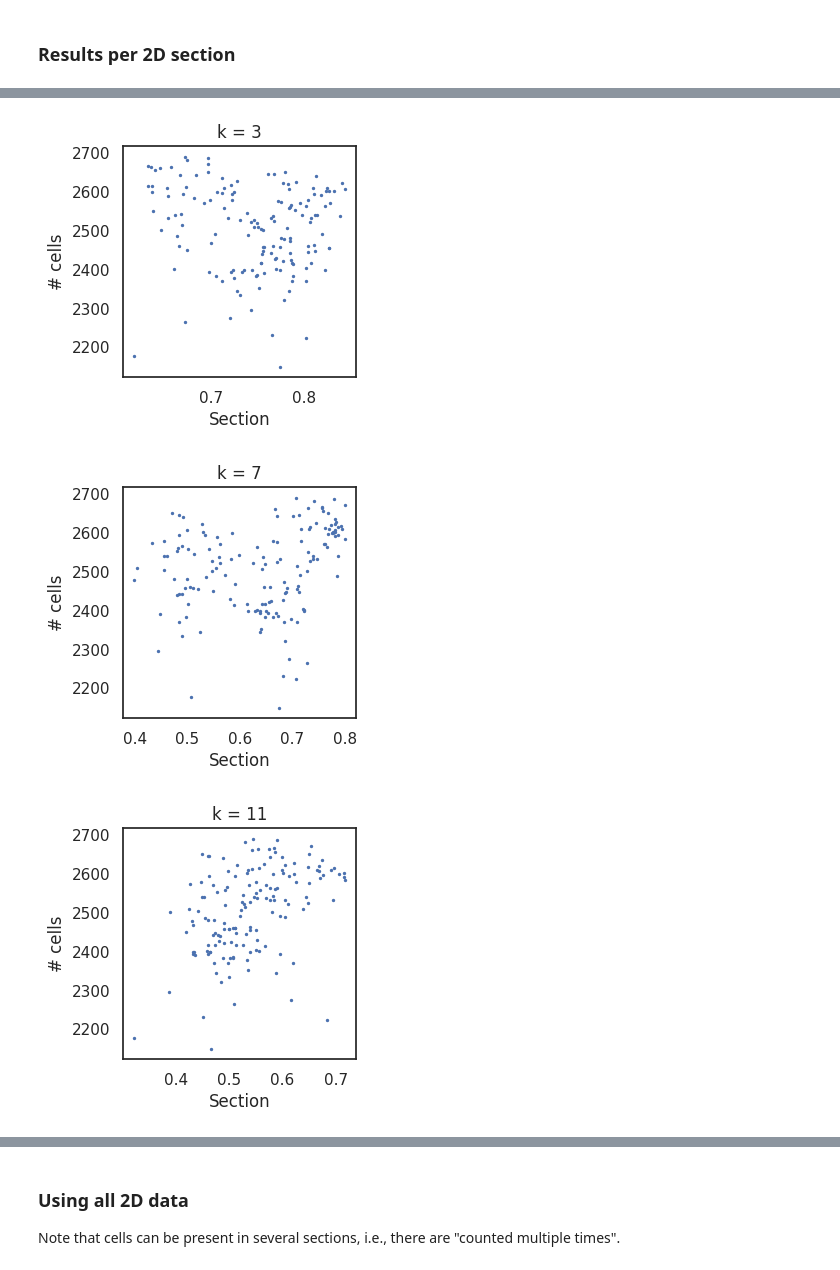
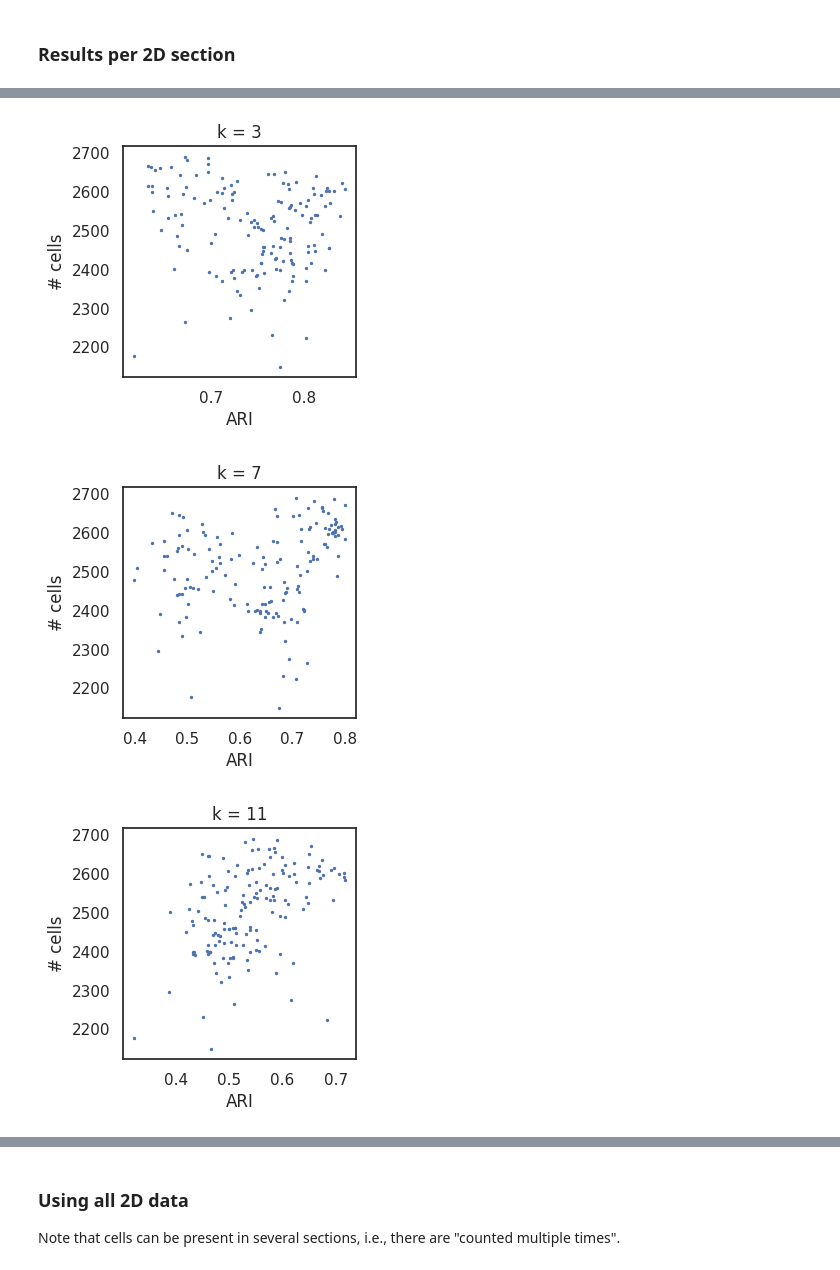
Before and after one commit to gesavoigt/master_thesis, a Jupyter notebook: scripts/nbh_analysis/scimap_niche_detection.ipynb, the cells around one changed output, grey strips where cells are left out. Saved outputs shown, nothing was run; the diff lists cells and outputs as text; code cells hidden in the pictures.

```diff
--- a/scripts/nbh_analysis/scimap_niche_detection.ipynb
+++ b/scripts/nbh_analysis/scimap_niche_detection.ipynb
@@ -176,8 +164,6 @@ for k in ks:
     plt.subplots(figsize=(7,1.5))
     plt.title(f'k = {k}')
     plt.scatter(img_ids, ari[k], s=2)
-    if k == k_select:
-        plt.scatter(sections, ari[k][sections], c='red', s=10)
     plt.xlabel('Section')
     plt.ylabel('ARI')
     plt.show()
@@ -188,13 +174,13 @@ for k in ks:
 # %%
 ## Is the ARI related to the number of cells in the image?
 for k in ks:
     plt.subplots(figsize=(3,3))
     plt.title(f'k = {k}')
     plt.scatter(ari[k], adata2.obs['z'].value_counts()[img_ids].values, s=2)
-    plt.xlabel('Section')
+    plt.xlabel('ARI')
     plt.ylabel('# cells')
     plt.show()
 # %% [output]
-[figure, old version]
+[figure, new version]
-[figure, old version]
+[figure, new version]
-[figure, old version]
+[figure, new version]
```
Also changed, not shown: parts of 11 cells of this notebook, 7 other files.
